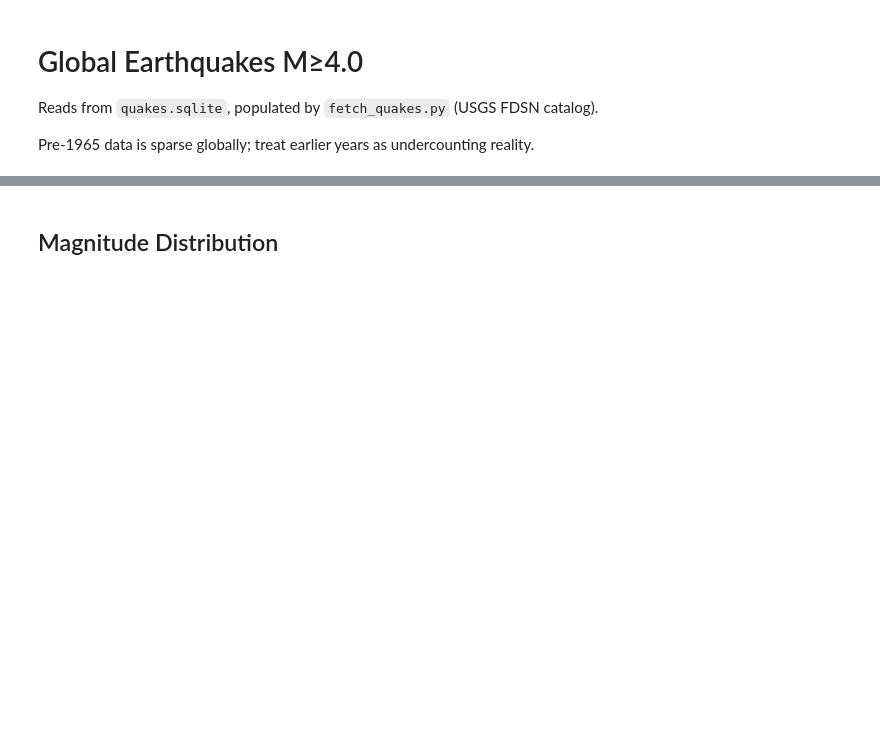
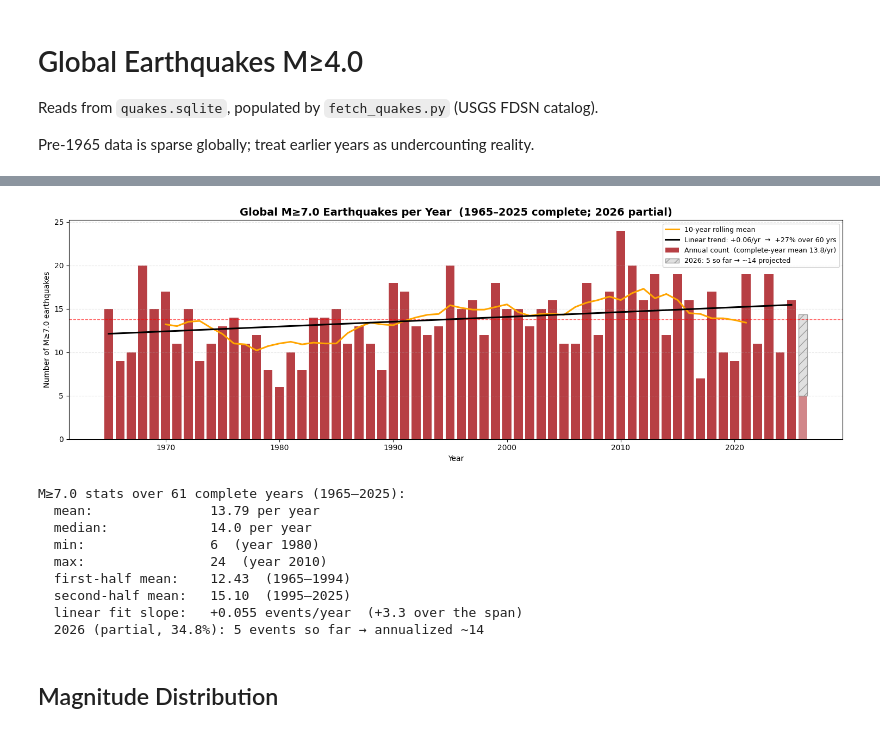
Before and after one commit to Biblejustin/earthquakes, a Jupyter notebook: earthquakes.ipynb, the cells around one changed output, grey strips where cells are left out. Cells and saved outputs as stored; diff of their text form; code cells hidden in the pictures; blank space fills up the shorter version.

```diff
--- a/earthquakes.ipynb
+++ b/earthquakes.ipynb
@@ -92,3 +174,73 @@ plt.show()
+# %%
+big = df[df['mag'] >= 7.0]
+yearly_all = big.groupby('year').size()
+yearly_all = yearly_all.reindex(
+    range(yearly_all.index.min(), yearly_all.index.max() + 1), fill_value=0
+)
+yearly = yearly_all[yearly_all.index < current_year]  # complete years only
+
+fig, ax = plt.subplots(figsize=(15, 5))
+ax.bar(yearly.index, yearly.values, color='#a50f15', alpha=0.8,
+       label=f'Annual count  (complete-year mean {yearly.mean():.1f}/yr)')
+
+# Partial current year — actual + projected
+if current_year in yearly_all.index and year_fraction > 0:
+    actual7 = int(yearly_all.loc[current_year])
+    projected7 = actual7 / year_fraction
+    ax.bar(current_year, actual7, color='#a50f15', alpha=0.5)
+    ax.bar(current_year, projected7 - actual7, bottom=actual7,
+           color='lightgrey', alpha=0.7, hatch='//', edgecolor='grey',
+           label=f'{current_year}: {actual7} so far → ~{projected7:.0f} projected')
+
+ax.axhline(yearly.mean(), color='red', linestyle='--', linewidth=1, alpha=0.6)
+ax.plot(yearly.index, yearly.rolling(10, center=True).mean(),
+        color='orange', linewidth=2.2, label='10-year rolling mean')
+
+yi = yearly.index.to_numpy()
+yv = yearly.values
+slope7, intercept7 = np.polyfit(yi, yv, 1)
+trend7 = slope7 * yi + intercept7
+n_yrs = yi[-1] - yi[0]
+pct7 = (trend7[-1] - trend7[0]) / trend7[0] * 100
+ax.plot(yi, trend7, color='black', linewidth=2.2,
+        label=f'Linear trend: +{slope7:.2f}/yr  →  +{pct7:.0f}% over {n_yrs} yrs')
+
+ax.set_xlabel('Year')
+ax.set_ylabel('Number of M≥7.0 earthquakes')
+ax.set_title(f'Global M≥7.0 Earthquakes per Year  ({yi[0]}–{yi[-1]} complete; {current_year} partial)',
+             fontsize=14, fontweight='bold')
+ax.grid(True, axis='y', alpha=0.3, linestyle='--')
+ax.legend(loc='upper right', fontsize=9)
+plt.tight_layout()
+plt.show()
+
+n_years = len(yearly)
+split = yearly.index.min() + n_years // 2
+first_half = yearly[yearly.index < split].mean()
+second_half = yearly[yearly.index >= split].mean()
+print(f'M≥7.0 stats over {n_years} complete years ({yearly.index.min()}–{yearly.index.max()}):')
+print(f'  mean:               {yearly.mean():.2f} per year')
+print(f'  median:             {yearly.median():.1f} per year')
+print(f'  min:                {yearly.min()}  (year {yearly.idxmin()})')
+print(f'  max:                {yearly.max()}  (year {yearly.idxmax()})')
+print(f'  first-half mean:    {first_half:.2f}  ({yearly.index.min()}–{split - 1})')
+print(f'  second-half mean:   {second_half:.2f}  ({split}–{yearly.index.max()})')
+print(f'  linear fit slope:   {slope7:+.3f} events/year  ({slope7 * n_yrs:+.1f} over the span)')
+if current_year in yearly_all.index:
+    actual7 = int(yearly_all.loc[current_year])
+    print(f'  {current_year} (partial, {year_fraction:.1%}): {actual7} events so far '
+          f'→ annualized ~{actual7 / year_fraction:.0f}')
+# %% [output]
+[figure, added]
+M≥7.0 stats over 61 complete years (1965–2025):
+  mean:               13.79 per year
+  median:             14.0 per year
+  min:                6  (year 1980)
+  max:                24  (year 2010)
+  first-half mean:    12.43  (1965–1994)
+  second-half mean:   15.10  (1995–2025)
+  linear fit slope:   +0.055 events/year  (+3.3 over the span)
+  2026 (partial, 34.8%): 5 events so far → annualized ~14
 # %% [markdown]
 ## Magnitude Distribution
 # %%
```
Also changed, not shown: parts of 8 cells of this notebook.
